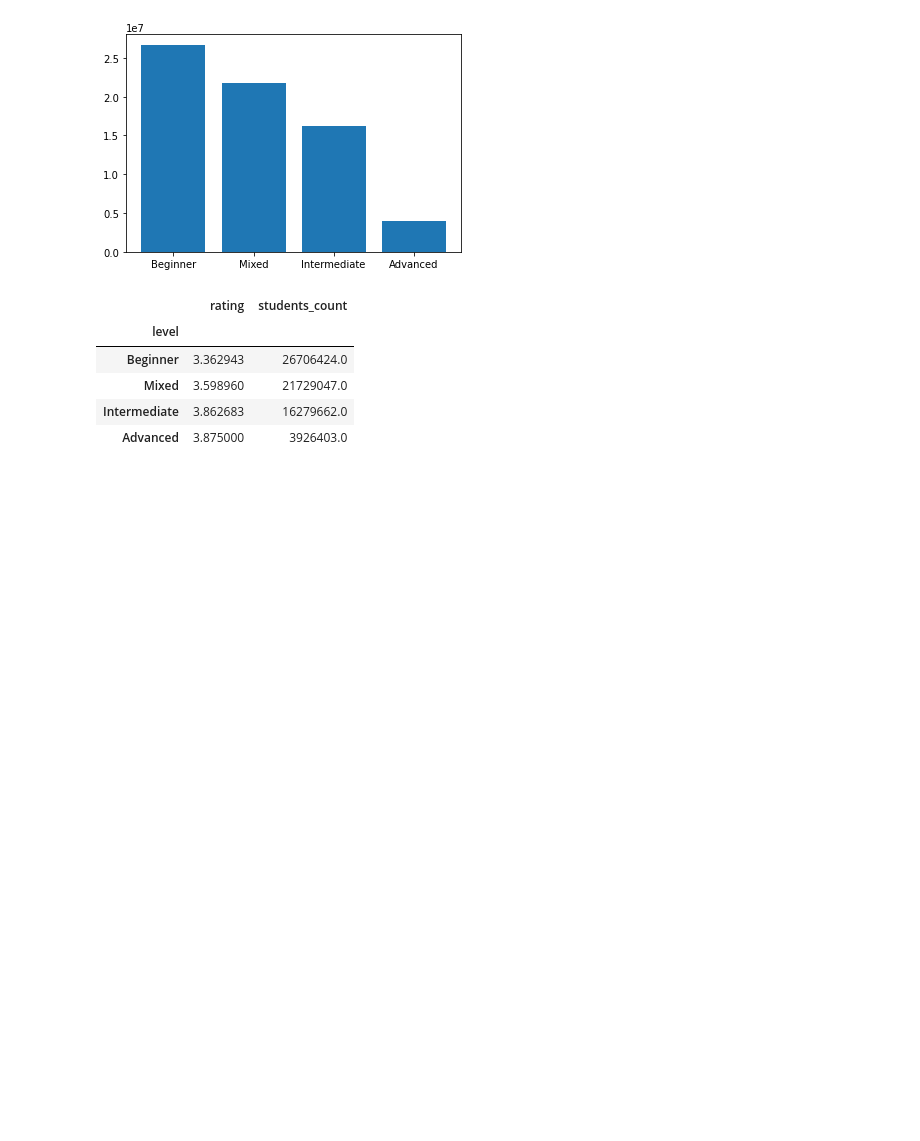
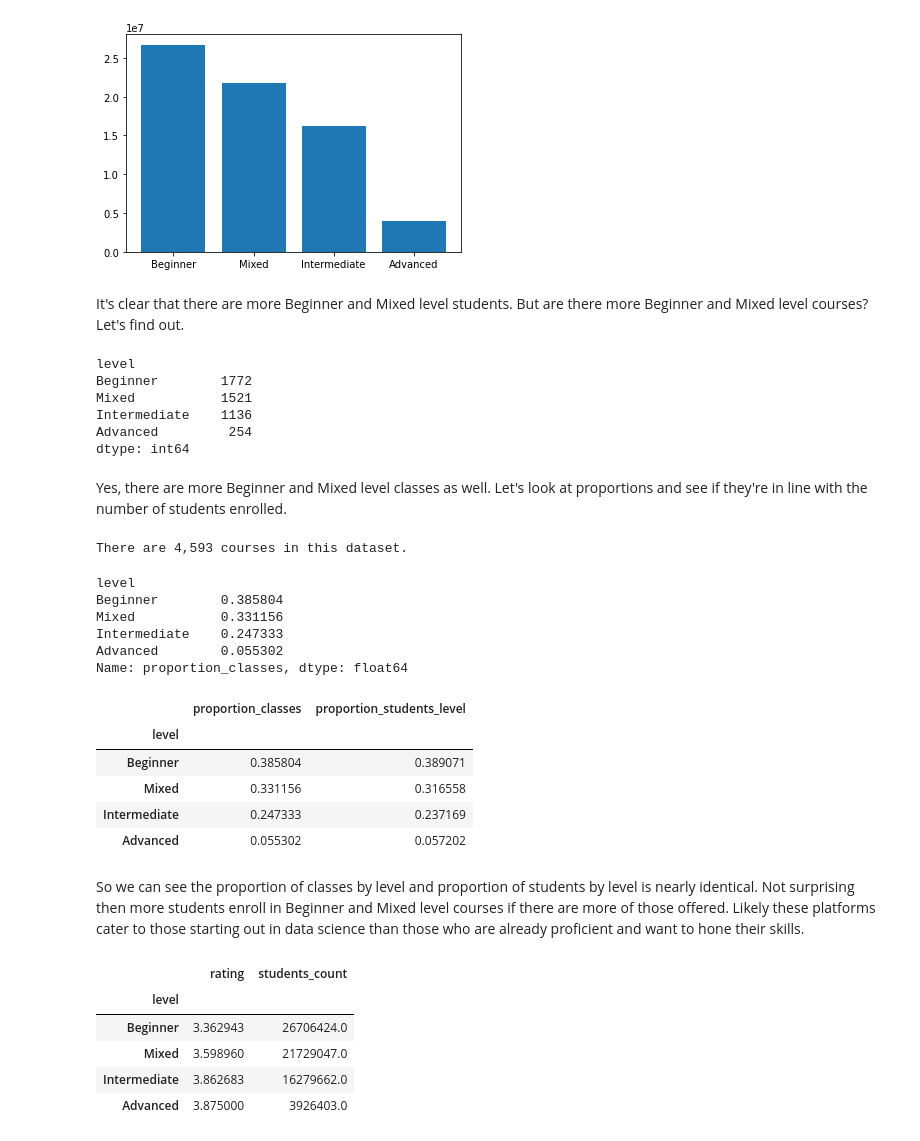
Before and after one commit to mcmanus-git/Online-Data-Science-Courses, a Jupyter notebook: EDA/Initial EDA.ipynb, the cells around one changed output. Drawn from its saved outputs; the diff is of its cells as text; code cells hidden in the pictures; blank space fills up the shorter version.

Commit message:
explored proportion of classes vs proportion of students by course level beginner, mixed, intermediate, and advanced.

```diff
--- a/EDA/Initial EDA.ipynb
+++ b/EDA/Initial EDA.ipynb
@@ -117,0 +129,3 @@ pd.pivot_table(df, values='students_count', index='level', aggfunc='sum').sort_v
+# %%
+total_students = df['students_count'].sum()
+print(f"There are {total_students:,.0f} total students in the dataset")
@@ -117,0 +134,4 @@ pd.pivot_table(df, values='students_count', index='level', aggfunc='sum').sort_v
+# %%
+proportion_students_level = pd.pivot_table(df, values='students_count', index='level', aggfunc='sum').sort_values('students_count', ascending=False)/total_students
+proportion_students_level.rename({'students_count': 'proportion_students_level'}, axis=1, inplace=True)
+proportion_students_level
@@ -126,6 +152,46 @@ plt.pie(pie_data['students_count'], labels=pie_data.index);
 plt.bar(pie_data.index, pie_data['students_count']);
 # %% [output]
 [figure]
+# %% [markdown]
+It's clear that there are more Beginner and Mixed level students.  But are there more Beginner and Mixed level courses?  Let's find out.
+# %%
+df.groupby('level').size().sort_values(ascending=False)
+# %% [output]
+level
+Beginner        1772
+Mixed           1521
+Intermediate    1136
+Advanced         254
+dtype: int64
+# %% [markdown]
+Yes, there are more Beginner and Mixed level classes as well.  Let's look at proportions and see if they're in line with the number of students enrolled.
+# %%
+total_classes = len(df['title'].unique())
+print(f"There are {total_classes:,} courses in this dataset.")
+# %% [output]
+There are 4,593 courses in this dataset.
+# %%
+proportion_classes = df.groupby('level').size().sort_values(ascending=False) / total_classes
+proportion_classes.rename('proportion_classes', axis=1, inplace=True)
+proportion_classes
+# %% [output]
+level
+Beginner        0.385804
+Mixed           0.331156
+Intermediate    0.247333
+Advanced        0.055302
+Name: proportion_classes, dtype: float64
+# %%
+pd.merge(proportion_classes, proportion_students_level, left_index=True, right_index=True)
+# %% [output]
+|  | proportion_classes | proportion_students_level |
+| level |  |  |
+| Beginner | 0.385804 | 0.389071 |
+| Mixed | 0.331156 | 0.316558 |
+| Intermediate | 0.247333 | 0.237169 |
+| Advanced | 0.055302 | 0.057202 |
+# %% [markdown]
+So we can see the proportion of classes by level and proportion of students by level is nearly identical.  Not surprising then more students enroll in Beginner and Mixed level courses if there are more of those offered.  Likely these platforms cater to those starting out in data science than those who are already proficient and want to hone their skills.
 # %%
 pd.pivot_table(df, values=['students_count', 'rating'], index='level', aggfunc={'students_count': 'sum', 'rating': 'mean'}).sort_values(['students_count', 'rating'], ascending=False)
 # %% [output]
```
Also changed, not shown: parts of 10 cells of this notebook.
